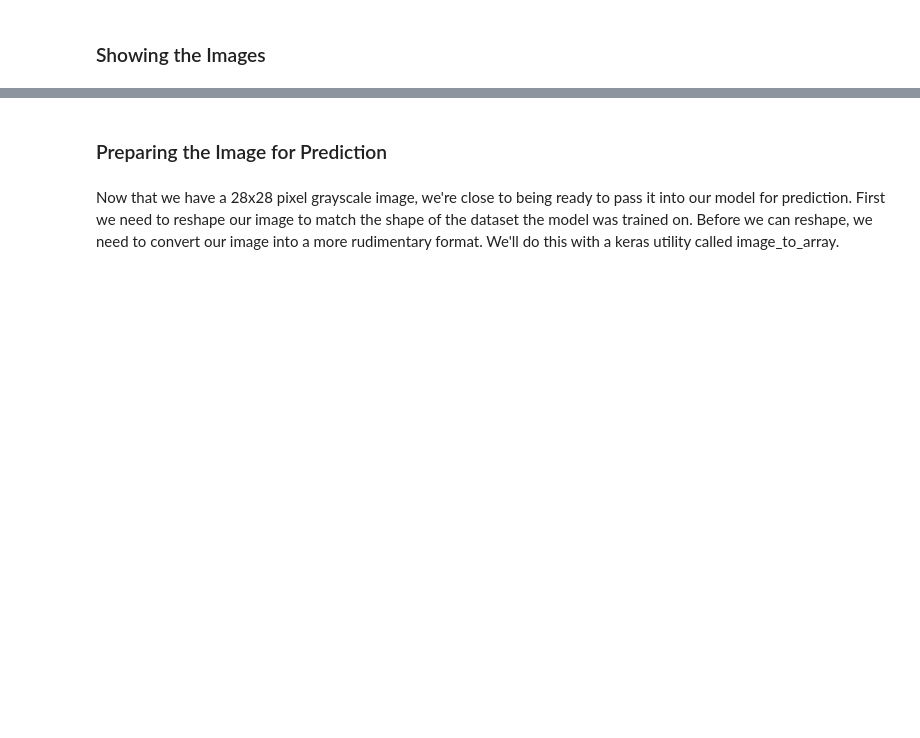
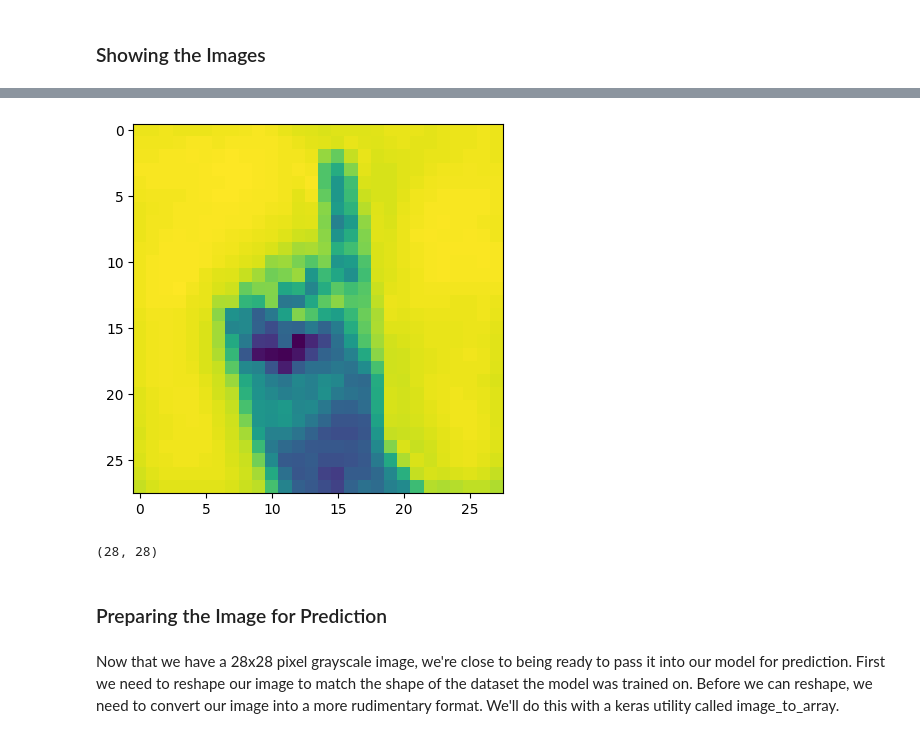
Before and after one commit to TAMIDSpiyalong/Machine-Learning-for-Computer-Vision, a Jupyter notebook: Lab_2.ipynb, the cells around one changed output, grey strips where cells are left out. Saved outputs shown, nothing was run; the diff lists cells and outputs as text; code cells hidden in the pictures; blank space fills up the shorter version.

```diff
--- a/Lab_2.ipynb
+++ b/Lab_2.ipynb
@@ -282,3 +284,18 @@ plt.imshow(image, cmap='gray')
+# %%
+img = Image.fromarray(np.uint8(image_numpy))
+img_resized = img.resize((28, 28), Image.ANTIALIAS)
+
+# Convert the resized image to grayscale
+img_gray = img_resized.convert('L')
+
+plt.imshow(img_gray)
+plt.show()
+# %% [output]
+[figure, added]
+# %%
+img_gray.size
+# %% [output]
+(28, 28)
 # %% [markdown]
 ### Preparing the Image for Prediction
 # %% [markdown]
```
Also changed, not shown: parts of 52 cells of this notebook.
